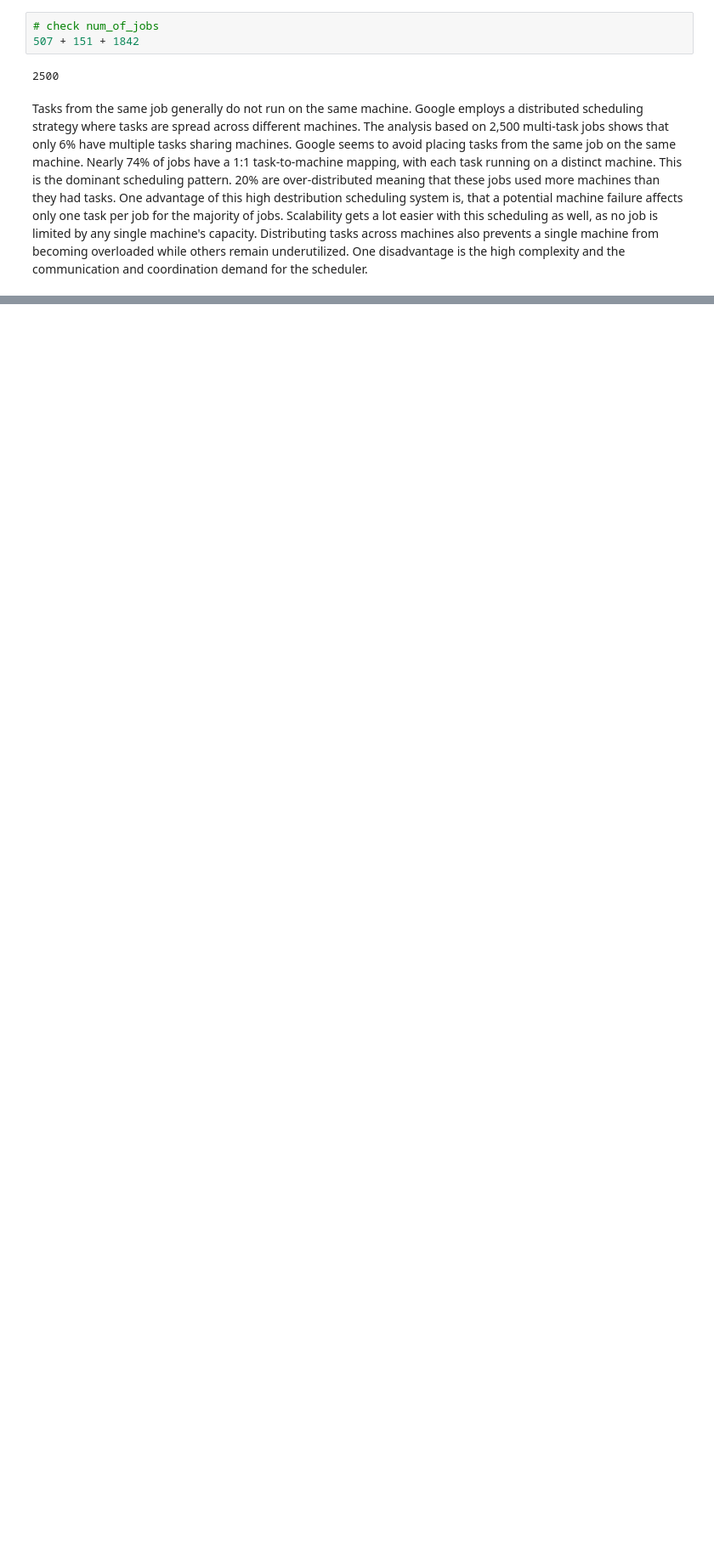
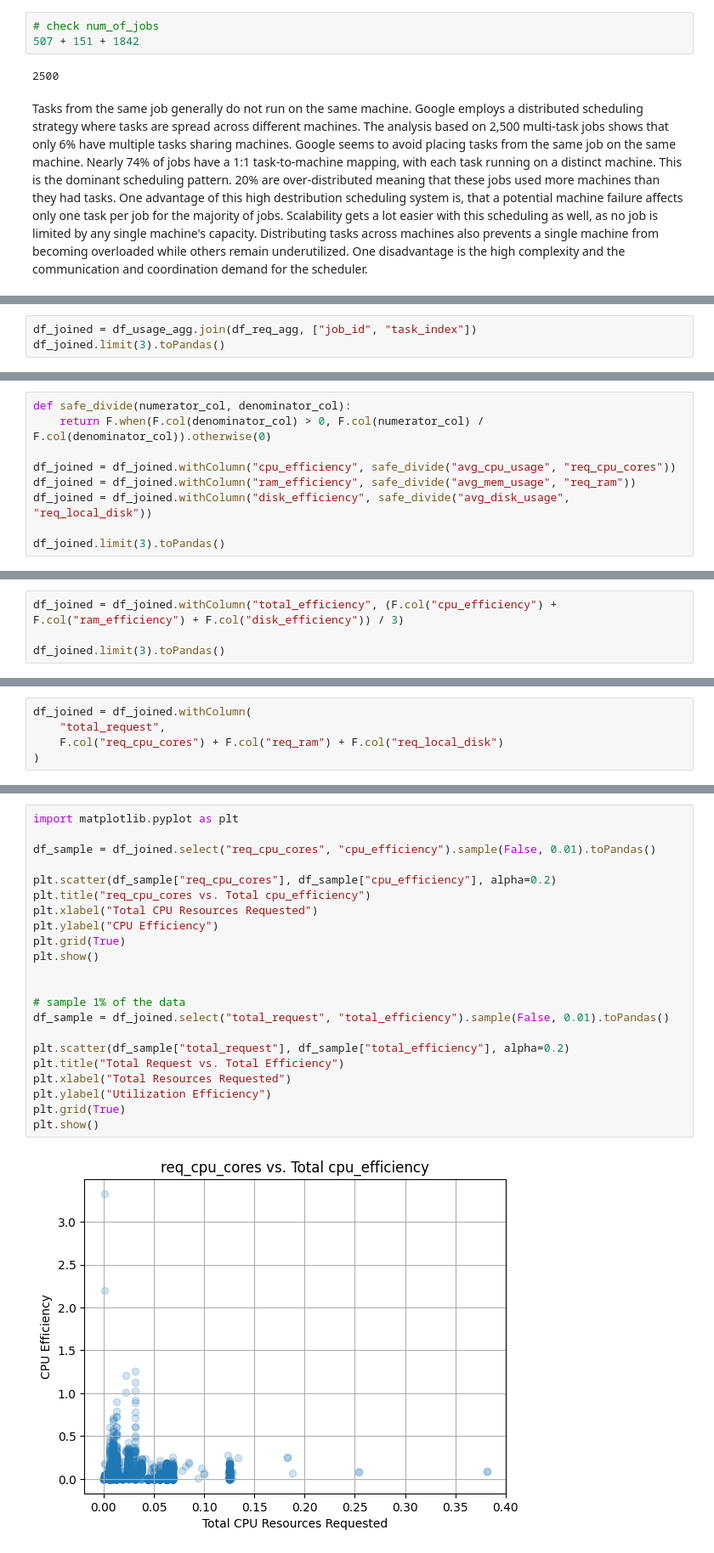
Before and after one commit to len-rtz/LDMS-google-traces-spark, a Jupyter notebook: google_cluster_analysis.ipynb, the cells around one changed output, grey strips where cells are left out. Shown at 85% size. Saved outputs shown, nothing was run; the diff lists cells and outputs as text; blank space fills up the shorter version.

Commit message:
Task 8

```diff
--- a/google_cluster_analysis.ipynb
+++ b/google_cluster_analysis.ipynb
@@ -708,0 +847,3 @@ Tasks from the same job generally do not run on the same machine. Google employs
+# %%
+df_joined = df_usage_agg.join(df_req_agg, ["job_id", "task_index"])
+df_joined.limit(3).toPandas()
@@ -708,0 +861,9 @@ Tasks from the same job generally do not run on the same machine. Google employs
+# %%
+def safe_divide(numerator_col, denominator_col):
+    return F.when(F.col(denominator_col) > 0, F.col(numerator_col) / F.col(denominator_col)).otherwise(0)
+
+df_joined = df_joined.withColumn("cpu_efficiency", safe_divide("avg_cpu_usage", "req_cpu_cores"))
+df_joined = df_joined.withColumn("ram_efficiency", safe_divide("avg_mem_usage", "req_ram"))
+df_joined = df_joined.withColumn("disk_efficiency", safe_divide("avg_disk_usage", "req_local_disk"))
+
+df_joined.limit(3).toPandas()
@@ -708,0 +877,4 @@ Tasks from the same job generally do not run on the same machine. Google employs
+# %%
+df_joined = df_joined.withColumn("total_efficiency", (F.col("cpu_efficiency") + F.col("ram_efficiency") + F.col("disk_efficiency")) / 3)
+
+df_joined.limit(3).toPandas()
@@ -708,0 +888,5 @@ Tasks from the same job generally do not run on the same machine. Google employs
+# %%
+df_joined = df_joined.withColumn(
+    "total_request",
+    F.col("req_cpu_cores") + F.col("req_ram") + F.col("req_local_disk")
+)
@@ -708,0 +910,24 @@ Tasks from the same job generally do not run on the same machine. Google employs
+# %%
+import matplotlib.pyplot as plt
+
+df_sample = df_joined.select("req_cpu_cores", "cpu_efficiency").sample(False, 0.01).toPandas()
+
+plt.scatter(df_sample["req_cpu_cores"], df_sample["cpu_efficiency"], alpha=0.2)
+plt.title("req_cpu_cores vs. Total cpu_efficiency")
+plt.xlabel("Total CPU Resources Requested")
+plt.ylabel("CPU Efficiency")
+plt.grid(True)
+plt.show()
+
+
+# sample 1% of the data
+df_sample = df_joined.select("total_request", "total_efficiency").sample(False, 0.01).toPandas()
+
+plt.scatter(df_sample["total_request"], df_sample["total_efficiency"], alpha=0.2)
+plt.title("Total Request vs. Total Efficiency")
+plt.xlabel("Total Resources Requested")
+plt.ylabel("Utilization Efficiency")
+plt.grid(True)
+plt.show()
+# %% [output]
+[figure, added]
```
Also changed, not shown: parts of 38 cells of this notebook.
